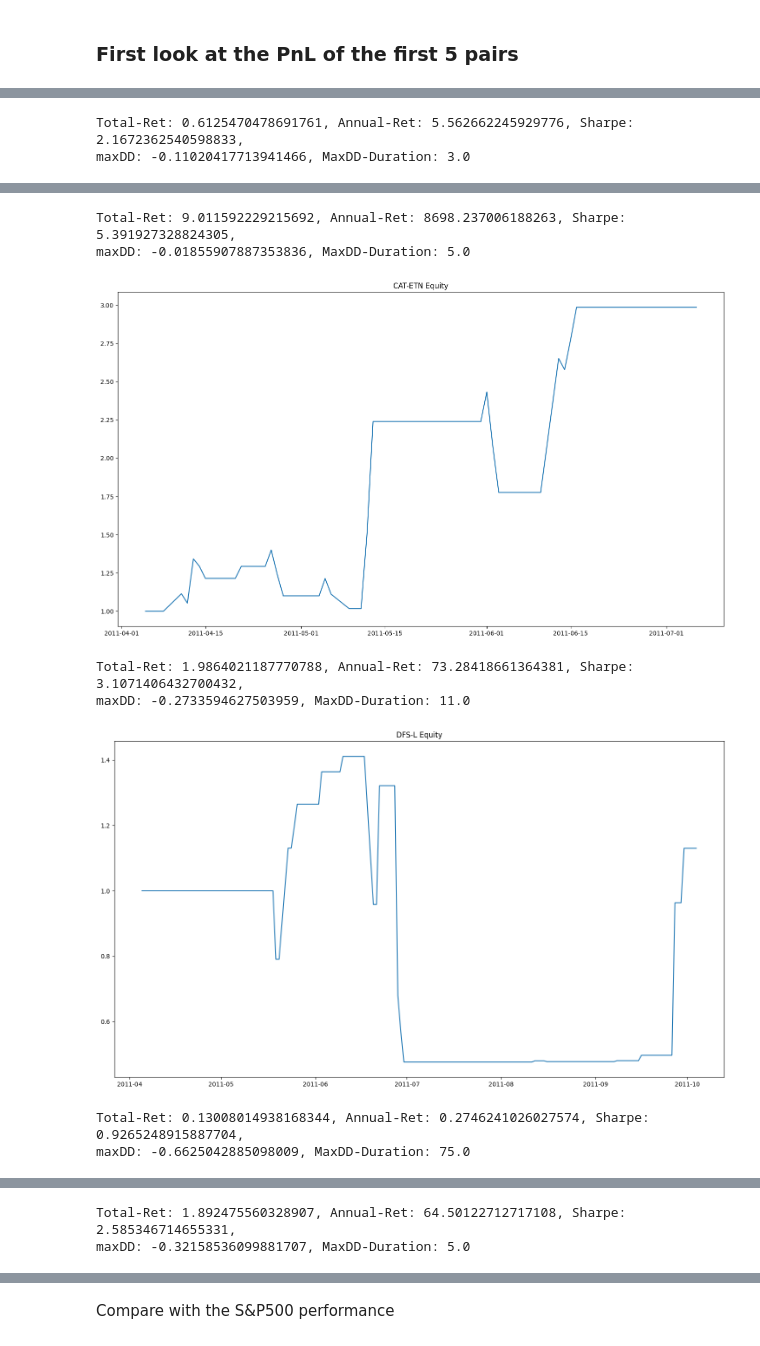
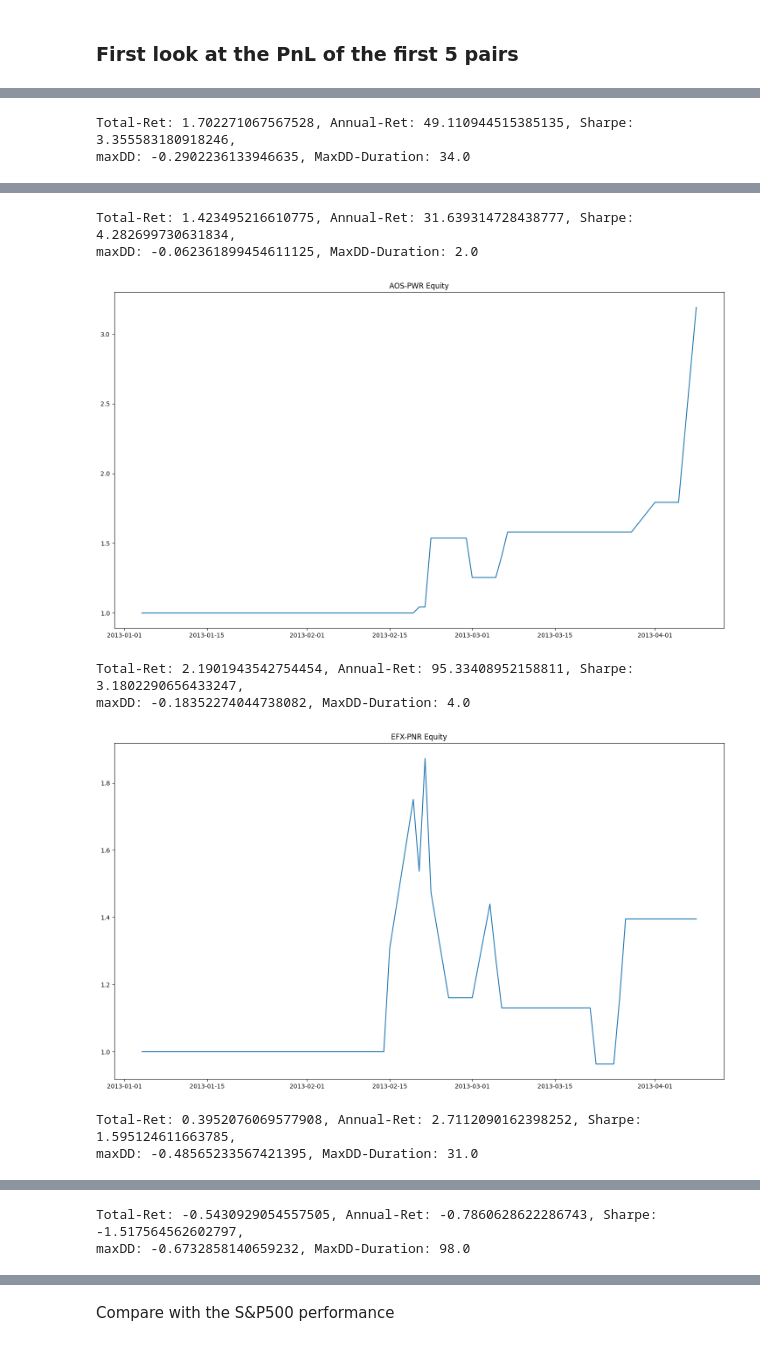
Before and after one commit to stevenpham1996/Pairs-Trading--Statistical-Arbitrage, a Jupyter notebook: mutual_information_pairs/equity.ipynb, the cells around one changed output, grey strips where cells are left out. Saved outputs shown, nothing was run; the diff lists cells and outputs as text; code cells hidden in the pictures.

```diff
--- a/mutual_information_pairs/equity.ipynb
+++ b/mutual_information_pairs/equity.ipynb
@@ -41,21 +43,22 @@ Data: 15 years of historical Daily Close from Yahoo Finance
 # %%
 sectors_list = ['Industrials', 'Consumer', 'Financial', 'Energy', 'Real Estate', 'Food', 'Pharmaceuticals', 'Communications', 'Technology', 'Healthcare', 'Materials']
 tickers_by_sectors = get_stocks_by_sector_and_price(sectors_list, max_price=500.0)
-tickers = []
-for _, stocks in tickers_by_sectors.items():
-    tickers.extend(stocks)
-prices = stock_daily_data(tickers=tickers, years_back=15, source='yahoo')
-# save downloaded data to .csv file
-with open("stock_data.csv", 'w') as f:
-    prices.to_csv(f)
 
-# preprocess and log-transform data
-log_prices = preprocess_data(prices)
-print(log_prices.shape)
+# tickers = []
+# for _, stocks in tickers_by_sectors.items():
+#     tickers.extend(stocks)
+# prices = stock_daily_data(tickers=tickers, years_back=15, source='yahoo')
+# # save downloaded data to .csv file
+# with open("stock_data.csv", 'w') as f:
+#     prices.to_csv(f)
 
-securities = log_prices.columns
-n_securities = len(securities)
-log_prices.head()
+# # preprocess and log-transform data
+# log_prices = preprocess_data(prices)
+# print(log_prices.shape)
+
+# securities = log_prices.columns
+# n_securities = len(securities)
+# log_prices.head()
 # %% [output]
 Materials:
 
@@ -93,0 +80,8 @@ RE: No data found, symbol may be delisted
+# %%
+prices = pd.read_csv(r"\Pairs-Trading-Statistical-Arbitrage\US_NYSE_Daily_2010.csv", parse_dates=[0], index_col=[0], engine='c')
+# preprocess and log-transform data
+log_prices = preprocess_data(prices)
+securities = log_prices.columns
+n_securities = len(securities)
+print("Number of STOCK symbols: ", len(log_prices.columns))
+log_prices.head()
@@ -380,7 +384,6 @@ Total Pairs: 10
 # %%
 for _, key in enumerate(list(backtest_result.keys())[:5]):
     temp = pd.concat(backtest_result[key], axis=0)
-    temp = backtest_result[key]
 
     # calculate cumulative return
     cumret = np.nancumprod(1 + temp*20) # 20 Leverage
@@ -399,2 +402,2 @@ for _, key in enumerate(list(backtest_result.keys())[:5]):
-Total-Ret: 0.6125470478691761, Annual-Ret: 5.562662245929776, Sharpe: 2.1672362540598833,
-maxDD: -0.11020417713941466, MaxDD-Duration: 3.0
+Total-Ret: 1.702271067567528, Annual-Ret: 49.110944515385135, Sharpe: 3.355583180918246,
+maxDD: -0.2902236133946635, MaxDD-Duration: 34.0
@@ -402,8 +405,8 @@ maxDD: -0.11020417713941466, MaxDD-Duration: 3.0
-Total-Ret: 9.011592229215692, Annual-Ret: 8698.237006188263, Sharpe: 5.391927328824305,
-maxDD: -0.01855907887353836, MaxDD-Duration: 5.0
+Total-Ret: 1.423495216610775, Annual-Ret: 31.639314728438777, Sharpe: 4.282699730631834,
+maxDD: -0.062361899454611125, MaxDD-Duration: 2.0
-[figure, old version]
+[figure, new version]
-Total-Ret: 1.9864021187770788, Annual-Ret: 73.28418661364381, Sharpe: 3.1071406432700432,
-maxDD: -0.2733594627503959, MaxDD-Duration: 11.0
+Total-Ret: 2.1901943542754454, Annual-Ret: 95.33408952158811, Sharpe: 3.1802290656433247,
+maxDD: -0.18352274044738082, MaxDD-Duration: 4.0
-[figure, old version]
+[figure, new version]
-Total-Ret: 0.13008014938168344, Annual-Ret: 0.2746241026027574, Sharpe: 0.9265248915887704,
-maxDD: -0.6625042885098009, MaxDD-Duration: 75.0
+Total-Ret: 0.3952076069577908, Annual-Ret: 2.7112090162398252, Sharpe: 1.595124611663785,
+maxDD: -0.48565233567421395, MaxDD-Duration: 31.0
@@ -411,4 +414,4 @@ maxDD: -0.6625042885098009, MaxDD-Duration: 75.0
-Total-Ret: 1.892475560328907, Annual-Ret: 64.50122712717108, Sharpe: 2.585346714655331,
-maxDD: -0.32158536099881707, MaxDD-Duration: 5.0
+Total-Ret: -0.5430929054557505, Annual-Ret: -0.7860628622286743, Sharpe: -1.517564562602797,
+maxDD: -0.6732858140659232, MaxDD-Duration: 98.0
 # %% [markdown]
 # Performance Summary
```
Also changed, not shown: parts of 9 cells of this notebook, 3 other files.
